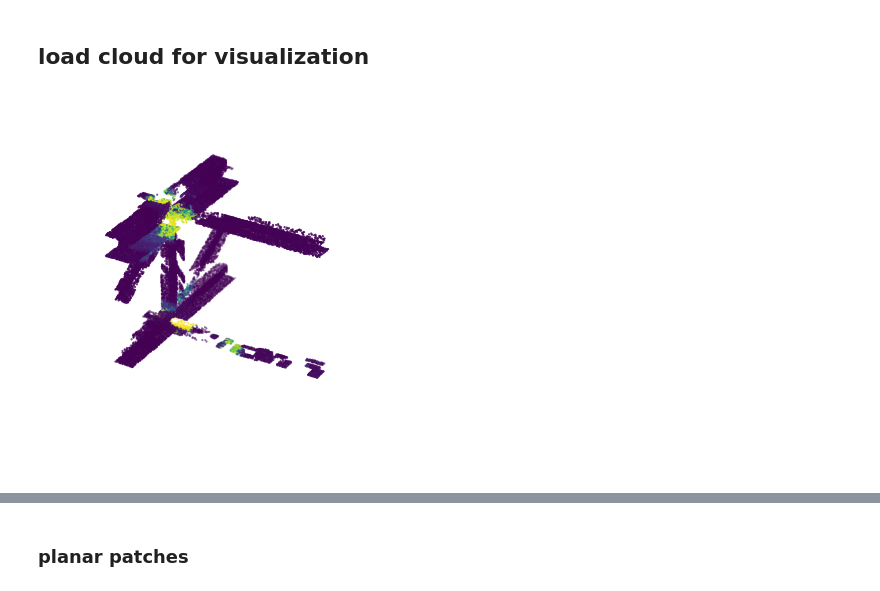
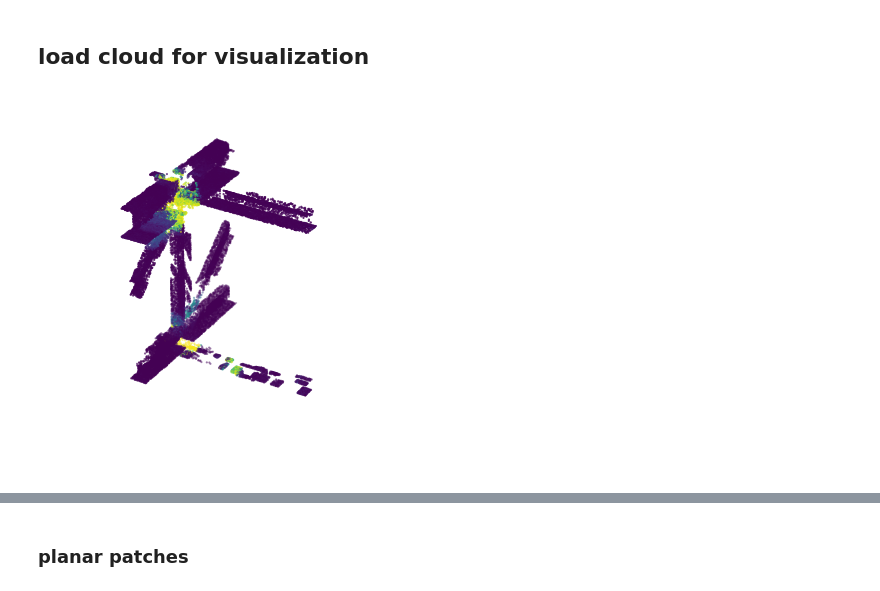
Before and after one commit to fnoi/reconstruct, a Jupyter notebook: evaluation_notebooks/cloud_analysis.ipynb, the cells around one changed output, grey strips where cells are left out. Cells and saved outputs as stored; diff of their text form; code cells hidden in the pictures.

```diff
--- a/evaluation_notebooks/cloud_analysis.ipynb
+++ b/evaluation_notebooks/cloud_analysis.ipynb
@@ -107,21 +105,29 @@ rcParams['mathtext.fontset'] = 'cm'
 # %%
 # plot cloud with colors for confidence
 fig = plt.figure(figsize=(7, 4))
 ax = fig.add_subplot(111, projection='3d')
 
 # Create the scatter plot
 scatter = ax.scatter(cloud['x'], cloud['y'], cloud['z'], s=0.3, c=cloud['supernormal_dev_gt'], cmap='viridis')
 
+elev, azim = ax.elev, ax.azim
+
 # no grid
 ax.grid(False)
 # no axes
 ax.axis('off')
+
+# Set equal aspect ratio
+x = cloud['x']
+y = cloud['y']
+z = cloud['z']
+ax.set_box_aspect((np.ptp(x), np.ptp(y), np.ptp(z)))
 
 # Adjust layout to prevent cutting off labels
 plt.tight_layout()
 
 plt.savefig(f'{output_path}supernormal_gt_deviation.pdf', bbox_inches='tight', dpi=300)
 plt.savefig(f'{output_path}supernormal_gt_deviation.png', bbox_inches='tight', dpi=300)
 plt.show()
 # %% [output]
-[figure, old version]
+[figure, new version]
```
Also changed, not shown: parts of 8 cells of this notebook, 6 other files.
